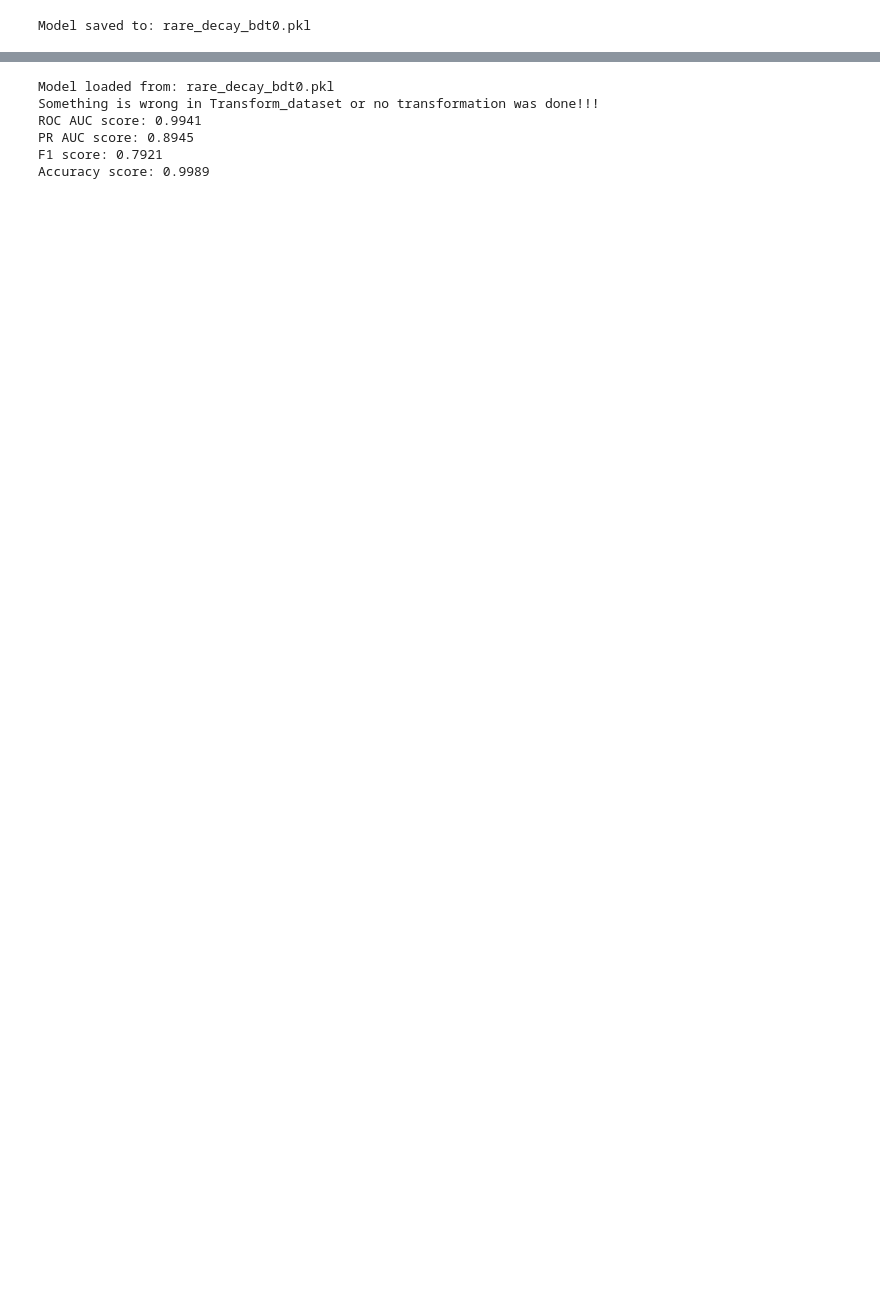
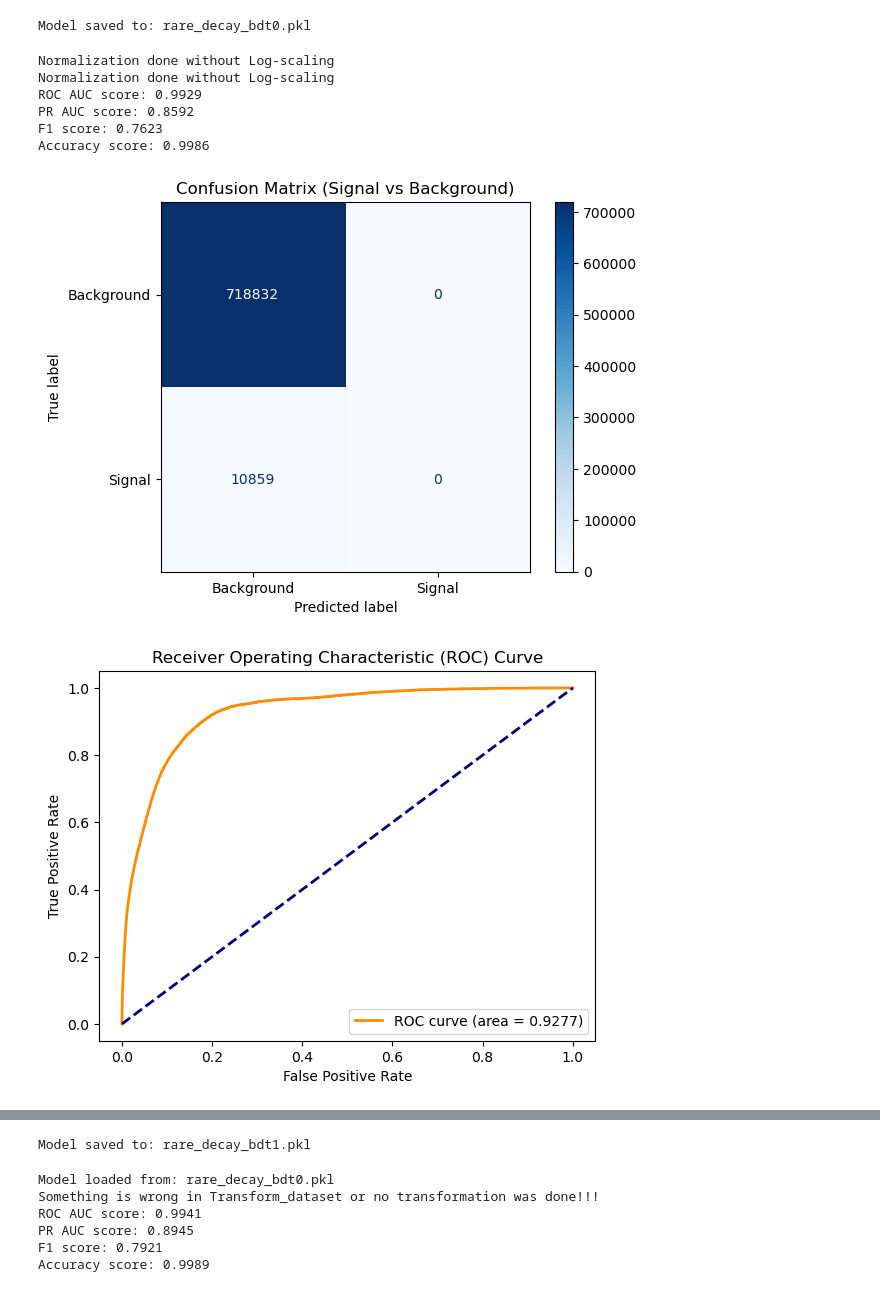
Before and after one commit to pnnoc/ML_FinalProject, a Jupyter notebook: BDT_Project.ipynb, the cells around one changed output, grey strips where cells are left out. Saved outputs shown, nothing was run; the diff lists cells and outputs as text; code cells hidden in the pictures; blank space fills up the shorter version.

```diff
--- a/BDT_Project.ipynb
+++ b/BDT_Project.ipynb
@@ -305,3 +255,50 @@ display_pr_curve(y_test, y_pred)
 bdt.save_model("rare_decay_bdt0.pkl")
 # %% [output]
 Model saved to: rare_decay_bdt0.pkl
+# %%
+# hyperparameter
+hyperparameters = {
+    'n_estimators': 100,
+    'max_depth': 9,
+    'learning_rate': 0.35,
+    'min_child_weight': 1.2,
+    'gamma': 0.3,
+    'scale_pos_weight': 0.5,
+    'subsample': 0.9,
+    'colsample_bytree': 0.7,
+    'num_parallel_tree': 7,
+    'reg_lambda': 3,
+}
+
+
+# NORMALIZATION without log-scaling
+# NOTE: BDT might not be sensitive for features transformation
+
+# Initializing the BDT model
+bdt = RareDecayBDTClassifier(log_scaling=False, normalization=True, hyperparameters=hyperparameters)
+# Training
+bdt.fit(X_train=X_train, y_train=y_train, sample_weights=weights_train)
+# evaluate
+roc_auc, pr_auc, f1, accuracy = bdt.evaluate(X_test, y_test, sample_weights=weights_test) # TODO: try returning y_pred for displays or making displays encapsulated
+print(f'ROC AUC score: {roc_auc:.4f}')
+print(f'PR AUC score: {pr_auc:.4f}')
+print(f'F1 score: {f1:.4f}')
+print(f'Accuracy score: {accuracy:.4f}')
+# %% [output]
+Normalization done without Log-scaling
+Normalization done without Log-scaling
+ROC AUC score: 0.9929
+PR AUC score: 0.8592
+F1 score: 0.7623
+Accuracy score: 0.9986
+# %%
+# getting y_pred for displays
+y_pred = bdt.predict_proba(X_test) # TODO: might want to encapsulate this
+# y_pred = bdt.predict(X_test) # TODO: might want to encapsulate this
+# Displays
+display_cf_matrix(y_test, y_pred, class_names=None, normalization=False)
+display_roc_curve(y_test, y_pred)
+display_pr_curve(y_test, y_pred)
+# %% [output]
+[figure, added]
+[figure, added]
@@ -308,3 +306,8 @@ Model saved to: rare_decay_bdt0.pkl
+# %%
+# Save trained model
+bdt.save_model("rare_decay_bdt1.pkl")
+# %% [output]
+Model saved to: rare_decay_bdt1.pkl
 # %%
 # loading saved model
 bdt = RareDecayBDTClassifier.load_model('rare_decay_bdt0.pkl')
```
Also changed, not shown: parts of 15 cells of this notebook, 1 other file.
